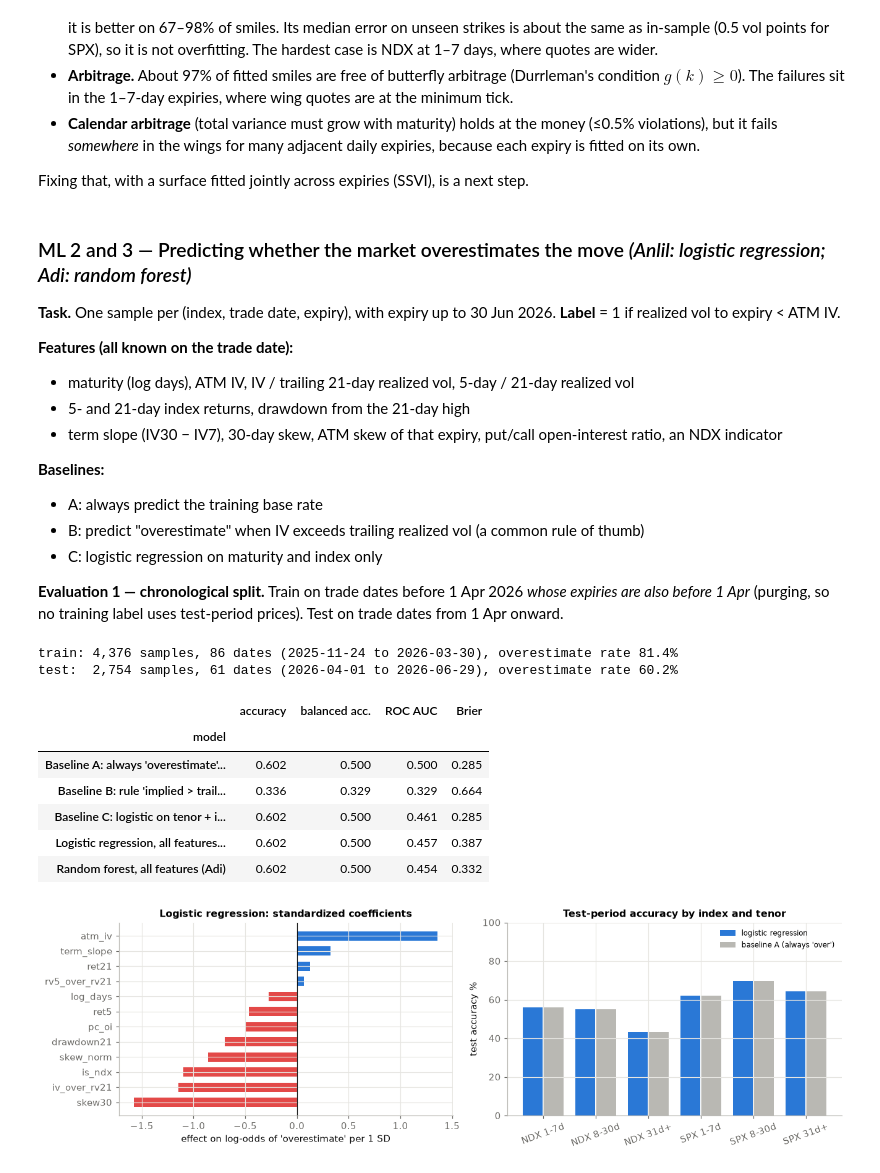
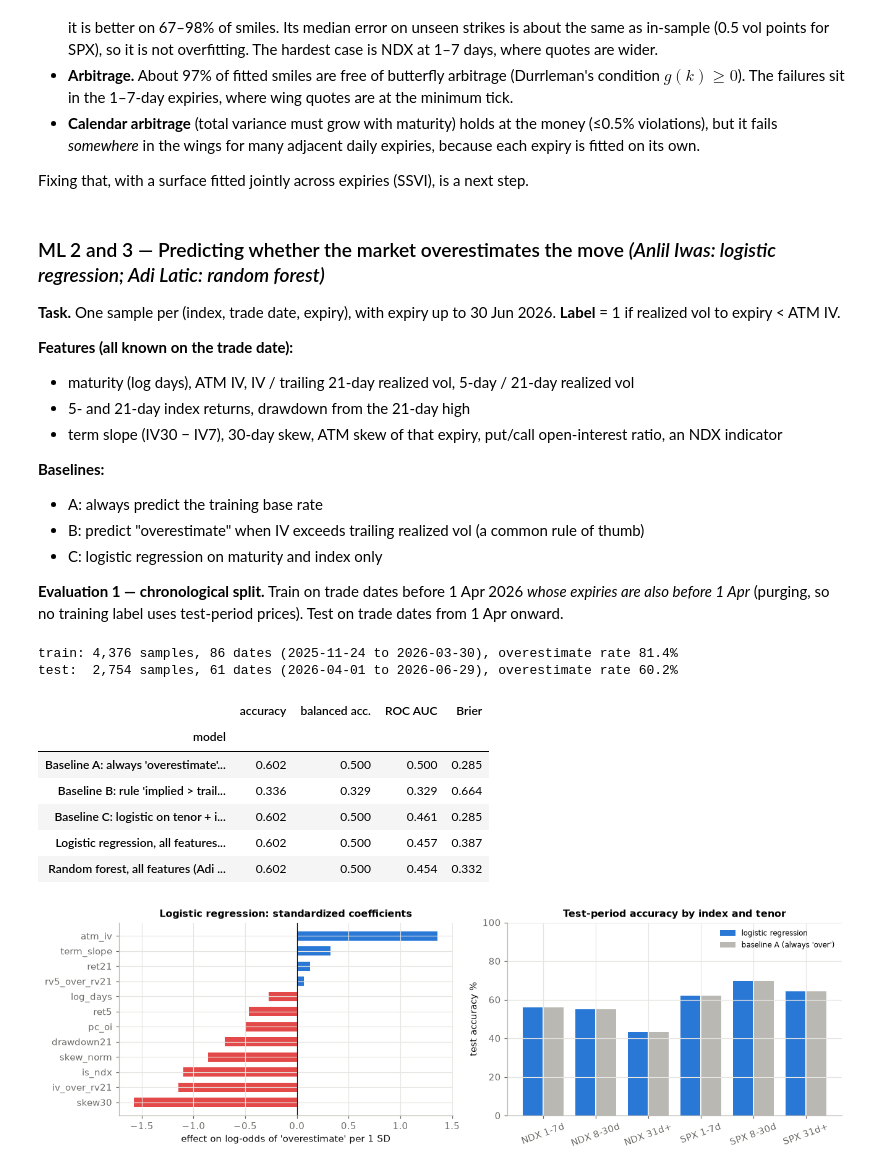
Before and after one commit to Iwas1512/UnDetermined-Data-Modeling, a Jupyter notebook: notebooks/progress_report.ipynb, the cells around one changed output. Drawn from its saved outputs; the diff is of its cells as text; code cells hidden in the pictures.

```diff
--- a/notebooks/progress_report.ipynb
+++ b/notebooks/progress_report.ipynb
@@ -584,7 +630,7 @@ NDX: butterfly-free smiles 96.9% | adjacent-expiry pairs with total variance fal
 
 Fixing that, with a surface fitted jointly across expiries (SSVI), is a next step.
 # %% [markdown]
-### ML 2 and 3 — Predicting whether the market overestimates the move  *(Anlil: logistic regression; Adi: random forest)*
+### ML 2 and 3 — Predicting whether the market overestimates the move  *(Anlil Iwas: logistic regression; Adi Latic: random forest)*
 **Task.** One sample per (index, trade date, expiry), with expiry up to 30 Jun 2026. **Label** = 1 if realized vol to expiry < ATM IV.
 
 **Features (all known on the trade date):**
@@ -626,36 +672,36 @@ test:  2,754 samples, 61 dates (2026-04-01 to 2026-06-29), overestimate rate 60.
 from sklearn.linear_model import LogisticRegression
 from sklearn.ensemble import RandomForestClassifier
 from sklearn.preprocessing import StandardScaler
 from sklearn.pipeline import make_pipeline
 from sklearn.metrics import accuracy_score, balanced_accuracy_score, roc_auc_score, brier_score_loss
 
 Xtr, ytr, Xte, yte = train[FEATURES], train["overestimate"], test[FEATURES], test["overestimate"]
 def score(name, p, thr=0.5):
     pred = (p >= thr).astype(int)
     auc = roc_auc_score(yte, p) if np.unique(p).size > 1 else 0.5
     return {"model": name, "accuracy": accuracy_score(yte, pred), "balanced acc.": balanced_accuracy_score(yte, pred),
             "ROC AUC": auc, "Brier": brier_score_loss(yte, np.clip(p, 0, 1))}
 
 res = []
 res.append(score("Baseline A: always 'overestimate' (train rate)", np.full(len(yte), ytr.mean())))
 res.append(score("Baseline B: rule 'implied > trailing realized'", (test["iv_over_rv21"] > 1).astype(float).to_numpy()))
 tenor_only = make_pipeline(StandardScaler(), LogisticRegression()).fit(Xtr[["log_days", "is_ndx"]], ytr)
 res.append(score("Baseline C: logistic on tenor + index only", tenor_only.predict_proba(Xte[["log_days", "is_ndx"]])[:, 1]))
 logit = make_pipeline(StandardScaler(), LogisticRegression(C=0.5, max_iter=2000)).fit(Xtr, ytr)
 p_logit = logit.predict_proba(Xte)[:, 1]
-res.append(score("Logistic regression, all features (Anlil)", p_logit))
+res.append(score("Logistic regression, all features (Anlil Iwas)", p_logit))
 rf = RandomForestClassifier(n_estimators=400, min_samples_leaf=40, max_features=0.5, random_state=0, n_jobs=-1).fit(Xtr, ytr)
 p_rf = rf.predict_proba(Xte)[:, 1]
-res.append(score("Random forest, all features (Adi)", p_rf))
+res.append(score("Random forest, all features (Adi Latic)", p_rf))
 pd.DataFrame(res).set_index("model").round(3)
 # %% [output]
 |  | accuracy | balanced acc. | ROC AUC | Brier |
 | model |  |  |  |  |
 | Baseline A: always 'overestimate'... | 0.602 | 0.500 | 0.500 | 0.285 |
 | Baseline B: rule 'implied > trail... | 0.336 | 0.329 | 0.329 | 0.664 |
 | Baseline C: logistic on tenor + i... | 0.602 | 0.500 | 0.461 | 0.285 |
 | Logistic regression, all features... | 0.602 | 0.500 | 0.457 | 0.387 |
-| Random forest, all features (Adi) | 0.602 | 0.500 | 0.454 | 0.332 |
+| Random forest, all features (Adi ... | 0.602 | 0.500 | 0.454 | 0.332 |
 # %%
 coef = pd.Series(logit[-1].coef_[0], index=FEATURES).sort_values()
 fig, ax = plt.subplots(1, 2, figsize=(12, 3.8))
```
Also changed, not shown: parts of 29 cells of this notebook, 2 other files.
